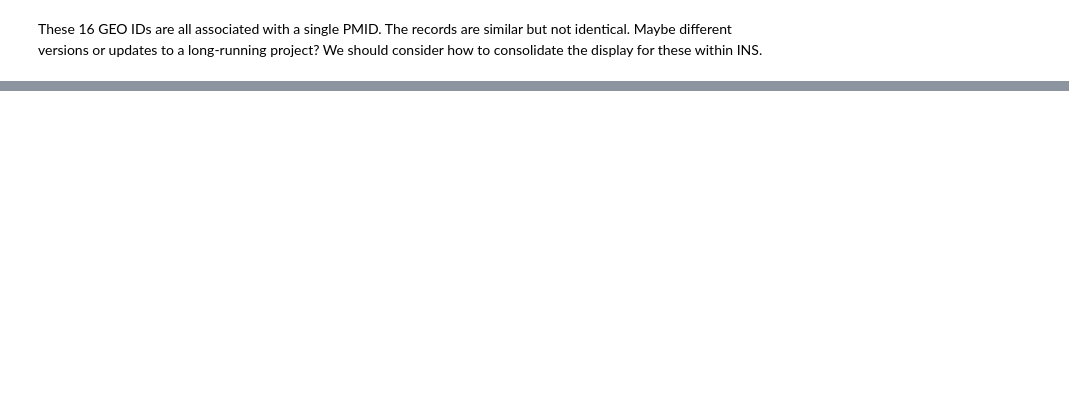
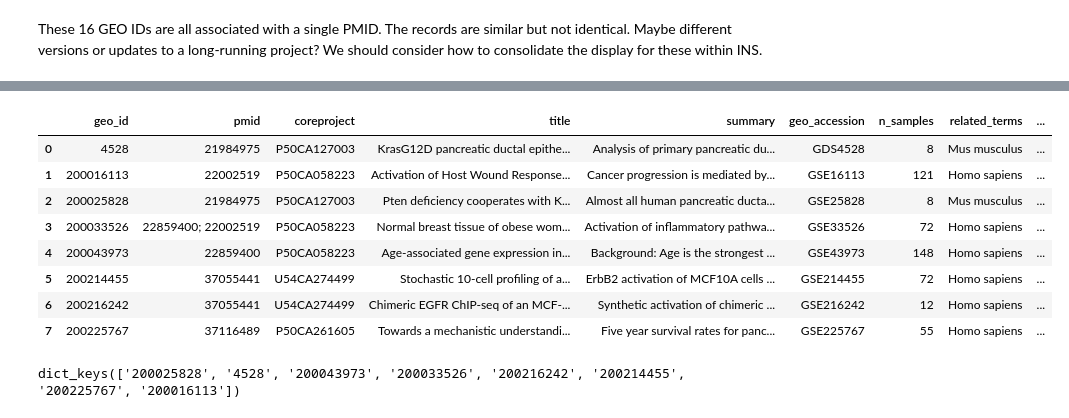
Before and after one commit to CBIIT/INS-Data, a Jupyter notebook: notebooks/19_geo_datasets.ipynb, the cells around one changed output, grey strips where cells are left out. Cells and saved outputs as stored; diff of their text form; code cells hidden in the pictures; blank space fills up the shorter version.

```diff
--- a/notebooks/19_geo_datasets.ipynb
+++ b/notebooks/19_geo_datasets.ipynb
@@ -817,0 +820,3 @@ These 16 GEO IDs are all associated with a single PMID. The records are similar
+# %%
+df = pd.read_csv('geo_datasets_example.tsv', sep='\t')
+df
@@ -817,0 +834,48 @@ These 16 GEO IDs are all associated with a single PMID. The records are similar
+# %%
+def transform_dataframe(df):
+    """
+    Transforms a dataframe by grouping rows with the same geo_id and merging their values.
+
+    For 'pmid' and 'coreproject' columns, combines multiple values into semicolon-separated strings.
+    For other columns, takes the first value when multiple values exist.
+
+    Args:
+        df: pandas DataFrame to transform
+
+    Returns:
+        pandas DataFrame with unique geo_ids and merged values
+    """
+    # Create a copy to avoid modifying the original dataframe
+    result = df.copy()
+
+    # Define aggregation functions for each column
+    agg_funcs = {
+        'pmid': lambda x: '; '.join(str(i) for i in set(x) if pd.notna(i)),
+        'coreproject': lambda x: '; '.join(str(i) for i in set(x) if pd.notna(i))
+    }
+
+    # For all other columns, use the first value
+    for col in df.columns:
+        if col not in agg_funcs and col != 'geo_id':
+            agg_funcs[col] = 'first'
+
+    # Group by geo_id and apply the aggregation functions
+    result = df.groupby('geo_id', as_index=False).agg(agg_funcs)
+
+    # Ensure geo_id is string
+    result['geo_id'] = result['geo_id'].astype(str)
+
+    return result
+# %%
+df_new = transform_dataframe(df)
+df_new
+# %% [output]
+|  | geo_id | pmid | coreproject | title | summary | geo_accession | n_samples | related_terms | ... |
+| 0 | 4528 | 21984975 | P50CA127003 | KrasG12D pancreatic ductal epithe... | Analysis of primary pancreatic du... | GDS4528 | 8 | Mus musculus | ... |
+| 1 | 200016113 | 22002519 | P50CA058223 | Activation of Host Wound Response... | Cancer progression is mediated by... | GSE16113 | 121 | Homo sapiens | ... |
+| 2 | 200025828 | 21984975 | P50CA127003 | Pten deficiency cooperates with K... | Almost all human pancreatic ducta... | GSE25828 | 8 | Mus musculus | ... |
+| 3 | 200033526 | 22859400; 22002519 | P50CA058223 | Normal breast tissue of obese wom... | Activation of inflammatory pathwa... | GSE33526 | 72 | Homo sapiens | ... |
+| 4 | 200043973 | 22859400 | P50CA058223 | Age-associated gene expression in... | Background: Age is the strongest ... | GSE43973 | 148 | Homo sapiens | ... |
+| 5 | 200214455 | 37055441 | U54CA274499 | Stochastic 10-cell profiling of a... | ErbB2 activation of MCF10A cells ... | GSE214455 | 72 | Homo sapiens | ... |
+| 6 | 200216242 | 37055441 | U54CA274499 | Chimeric EGFR ChIP-seq of an MCF-... | Synthetic activation of chimeric ... | GSE216242 | 12 | Homo sapiens | ... |
+| 7 | 200225767 | 37116489 | P50CA261605 | Towards a mechanistic understandi... | Five year survival rates for panc... | GSE225767 | 55 | Homo sapiens | ... |
@@ -817,0 +887,4 @@ These 16 GEO IDs are all associated with a single PMID. The records are similar
+# %%
+ftp_metadata.keys()
+# %% [output]
+dict_keys(['200025828', '4528', '200043973', '200033526', '200216242', '200214455', '200225767', '200016113'])
```
Also changed, not shown: parts of 7 cells of this notebook.
